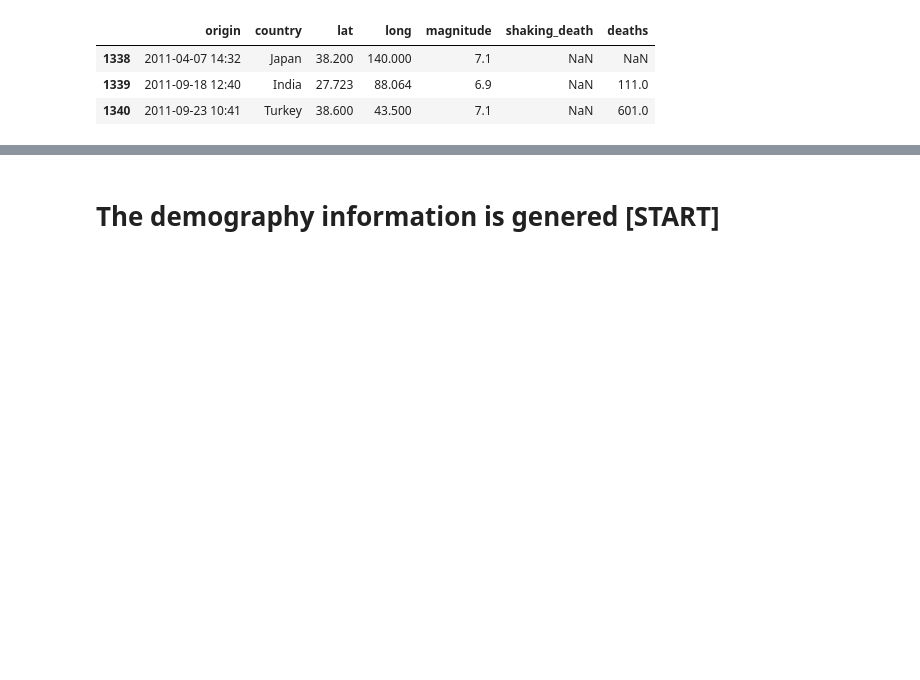
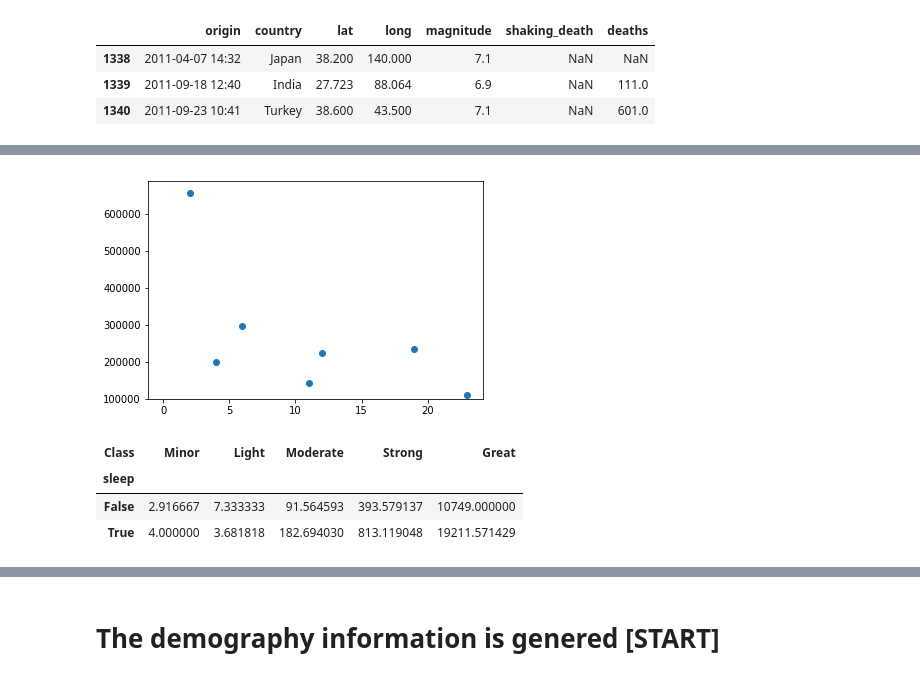
Before and after one commit to shrutijalewar/data-question-3-xtreme-united, a Jupyter notebook: quake.ipynb, the cells around one changed output, grey strips where cells are left out. Cells and saved outputs as stored; diff of their text form; code cells hidden in the pictures; blank space fills up the shorter version.

Commit message:
graphs

```diff
--- a/quake.ipynb
+++ b/quake.ipynb
@@ -292,0 +326,3 @@ eq_sd['strength']=mg
+# %%
+# a subset where unknown deaths are removed
+eq_sd_D = eq_sd.query('deaths != "NaN"')
@@ -292,0 +332,29 @@ eq_sd['strength']=mg
+# %%
+# plot: death and shaking death over hour
+
+xh=eq_sd_D['hour']
+yd=eq_sd_D['deaths']
+ys=eq_sd_D['shaking_death']
+
+xhd=eq_sd_D['Season']
+ydd=eq_sd_D['deaths']
+ysd=eq_sd_D['shaking_death']
+# %%
+plt.scatter(xh,yd)
+plt.ylim(100000)
+
+plt.show()
+# %% [output]
+[figure, added]
+# %%
+# Pivot average death over sleep time and strength/mag
+
+eq_g_sp=eq_sd_D.groupby(by=['sleep','Class'],as_index=False).mean()
+eq_sp_pvt=eq_g_sp.pivot(index='sleep',columns='Class',values='deaths').fillna(0)
+eq_spdth=eq_sp_pvt.reindex_axis(['Minor','Light','Moderate','Strong','Great'],axis=1)
+eq_spdth
+# %% [output]
+| Class | Minor | Light | Moderate | Strong | Great |
+| sleep |  |  |  |  |  |
+| False | 2.916667 | 7.333333 | 91.564593 | 393.579137 | 10749.000000 |
+| True | 4.000000 | 3.681818 | 182.694030 | 813.119048 | 19211.571429 |
```
Also changed, not shown: parts of 45 cells of this notebook, 2 other files.
